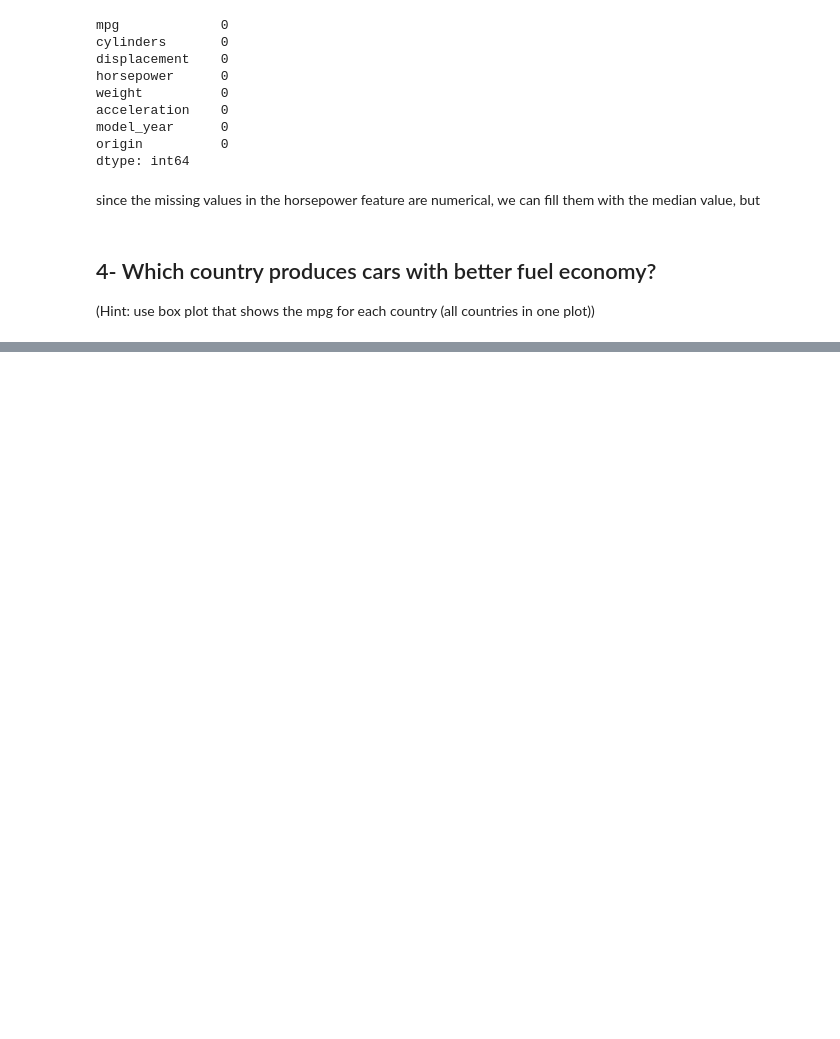
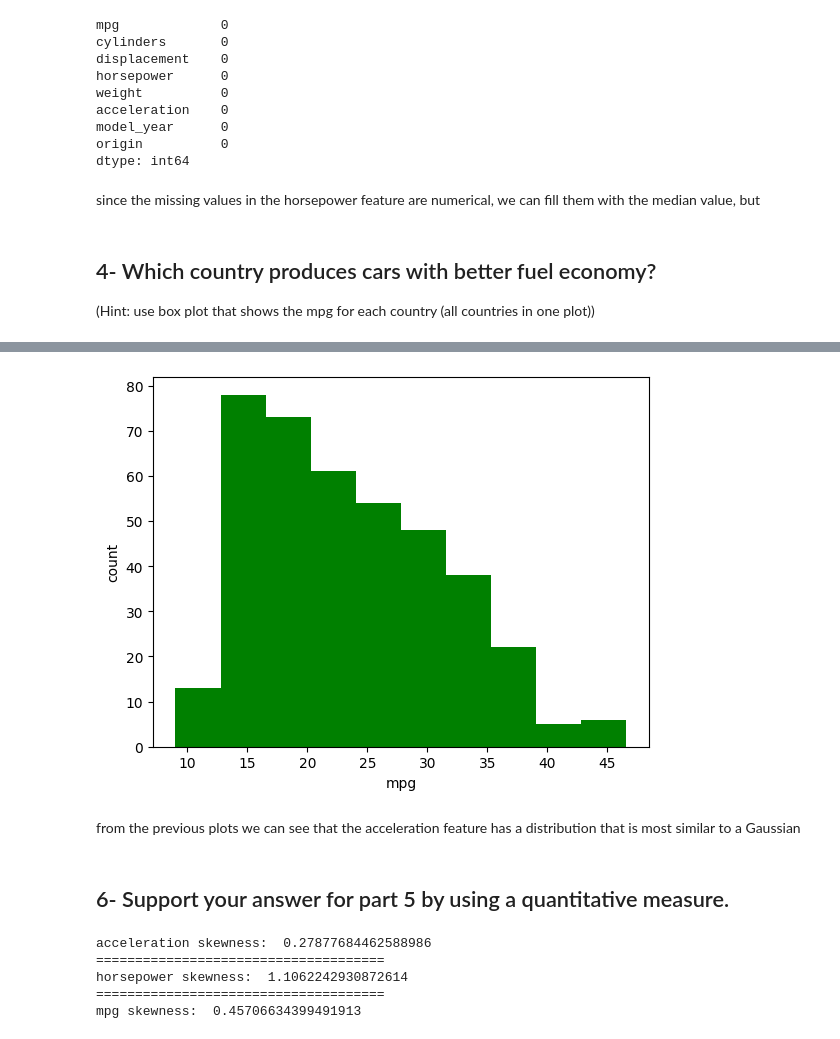
Before and after one commit to faris771/ML_Assignment1, a Jupyter notebook: main.ipynb, the cells around one changed output, grey strips where cells are left out. Saved outputs shown, nothing was run; the diff lists cells and outputs as text; code cells hidden in the pictures; blank space fills up the shorter version.

```diff
--- a/main.ipynb
+++ b/main.ipynb
@@ -98,0 +117,24 @@ from the plot we can see that the cars produced in Asia have better fuel economy
+# %%
+plt.hist(df_cleaned['mpg'],color='green')
+plt.xlabel('mpg')
+plt.ylabel('count')
+plt.show()
+# %% [output]
+[figure, added]
+# %% [markdown]
+from the previous plots we can see that the acceleration feature has a distribution that is most similar to a Gaussian
+# %% [markdown]
+## 6- Support your answer for part 5 by using a quantitative measure.
+# %%
+# calculate the skewness for each feature
+print('acceleration skewness: ',df_cleaned['acceleration'].skew())
+print('=====================================')
+print('horsepower skewness: ',df_cleaned['horsepower'].skew())
+print('=====================================')
+print('mpg skewness: ',df_cleaned['mpg'].skew())
+# %% [output]
+acceleration skewness:  0.27877684462588986
+=====================================
+horsepower skewness:  1.1062242930872614
+=====================================
+mpg skewness:  0.45706634399491913
```
Also changed, not shown: parts of 10 cells of this notebook.
